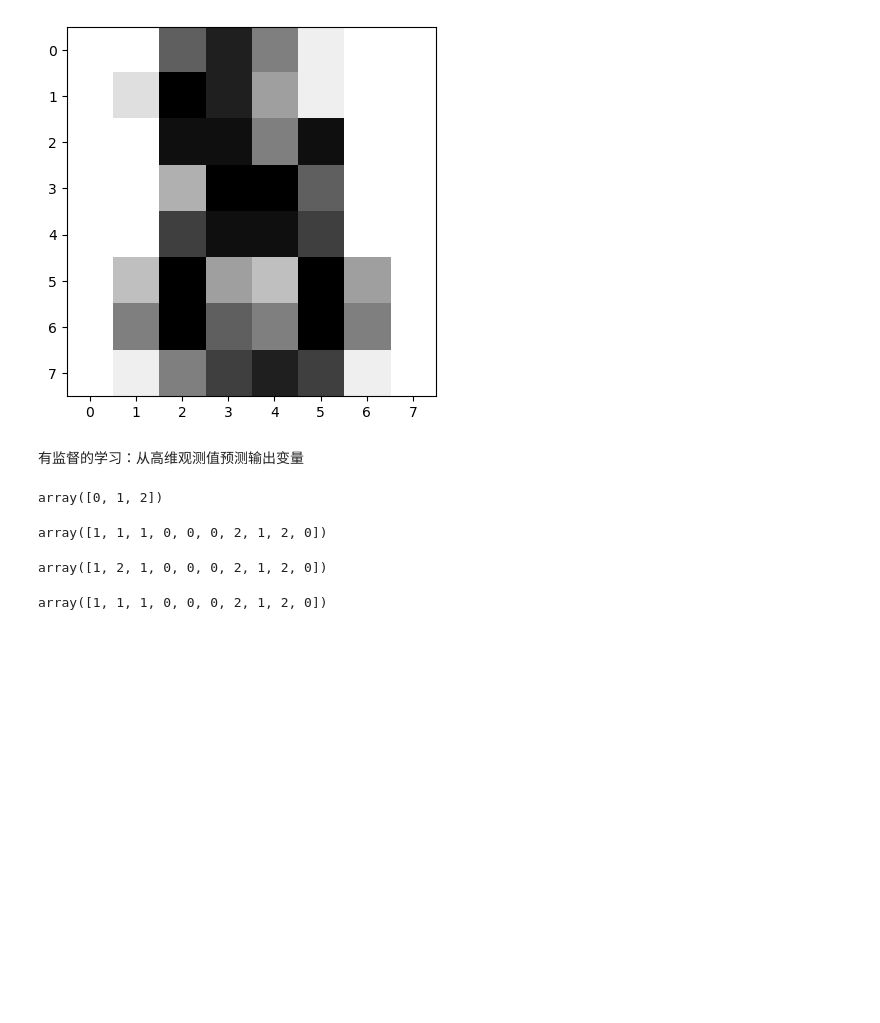
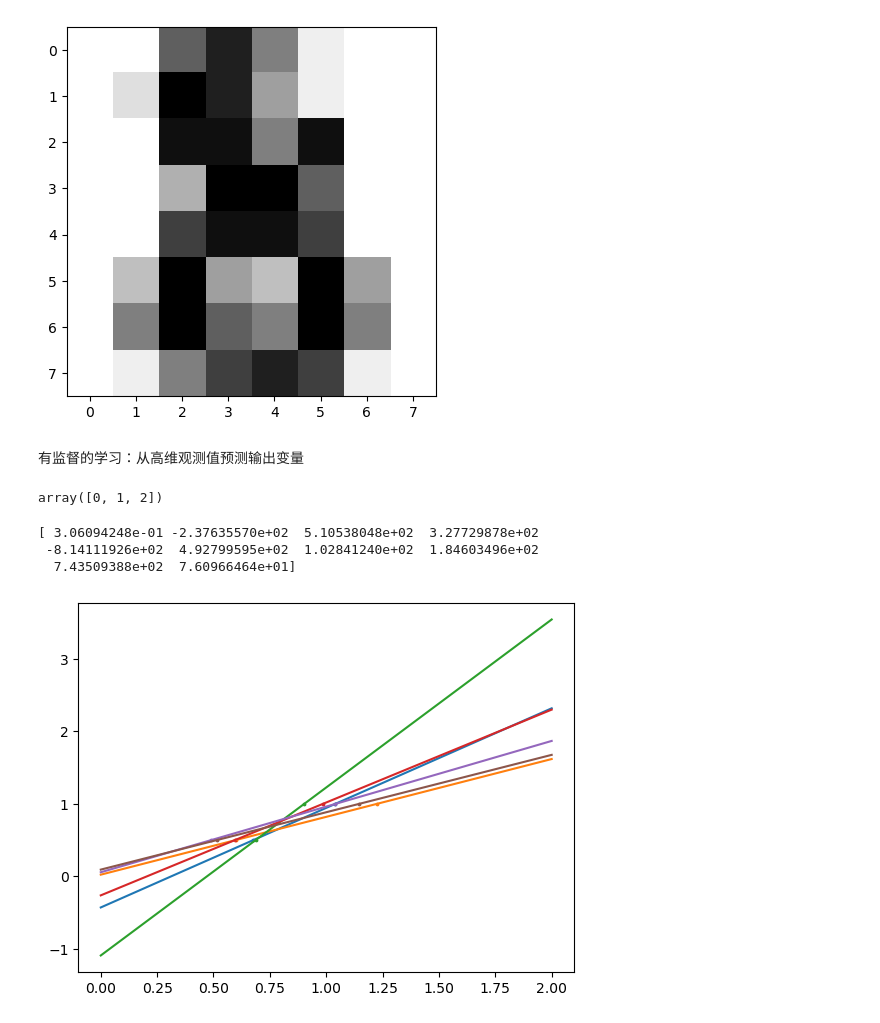
Before and after one commit to kr1stoff/scikit-learn-tutorial, a Jupyter notebook: Tutorial20240512/sklearn_data_mining_2.ipynb, the cells around one changed output. Drawn from its saved outputs; the diff is of its cells as text; code cells hidden in the pictures; blank space fills up the shorter version.

```diff
--- a/Tutorial20240512/sklearn_data_mining_2.ipynb
+++ b/Tutorial20240512/sklearn_data_mining_2.ipynb
@@ -49,13 +62,32 @@ from sklearn.neighbors import KNeighborsClassifier
-# %%
-knn = KNeighborsClassifier()
-knn.fit(iris_X_train, iris_y_train)
-# %% [output]
-array([1, 1, 1, 0, 0, 0, 2, 1, 2, 0])
-# %%
-knn.predict(iris_X_test)
-# %% [output]
-array([1, 2, 1, 0, 0, 0, 2, 1, 2, 0])
-# %%
-iris_y_test
-# %% [output]
-array([1, 1, 1, 0, 0, 0, 2, 1, 2, 0])
+# %%
+from sklearn import linear_model
+
+regression = linear_model.LinearRegression()
+regression.fit(diabetes_X_train, diabetes_y_train)
+
+print(regression.coef_)
+# 均方误差
+print(np.mean((regression.predict(diabetes_X_test) - diabetes_y_test)**2))
+# 解释方差得分：1是完美预测，0表示X和y之间没有线性关系。
+regression.score(diabetes_X_test, diabetes_y_test)
+X = np.c_[.5, 1].T
+y = [.5, 1]
+test = np.c_[0, 2].T
+
+regression = linear_model.LinearRegression()
+# %% [output]
+[ 3.06094248e-01 -2.37635570e+02  5.10538048e+02  3.27729878e+02
+ -8.14111926e+02  4.92799595e+02  1.02841240e+02  1.84603496e+02
+  7.43509388e+02  7.60966464e+01]
+# %%
+import matplotlib.pyplot as plt
+plt.figure()
+
+np.random.seed(0)
+for _ in range(6):
+    this_X = .1 * np.random.normal(size=(2, 1)) + X
+    regression.fit(this_X, y)
+    plt.plot(test, regression.predict(test))
+    plt.scatter(this_X, y, s=3)
+# %% [output]
+[figure, added]
```
Also changed, not shown: parts of 11 cells of this notebook, 3 other files.
